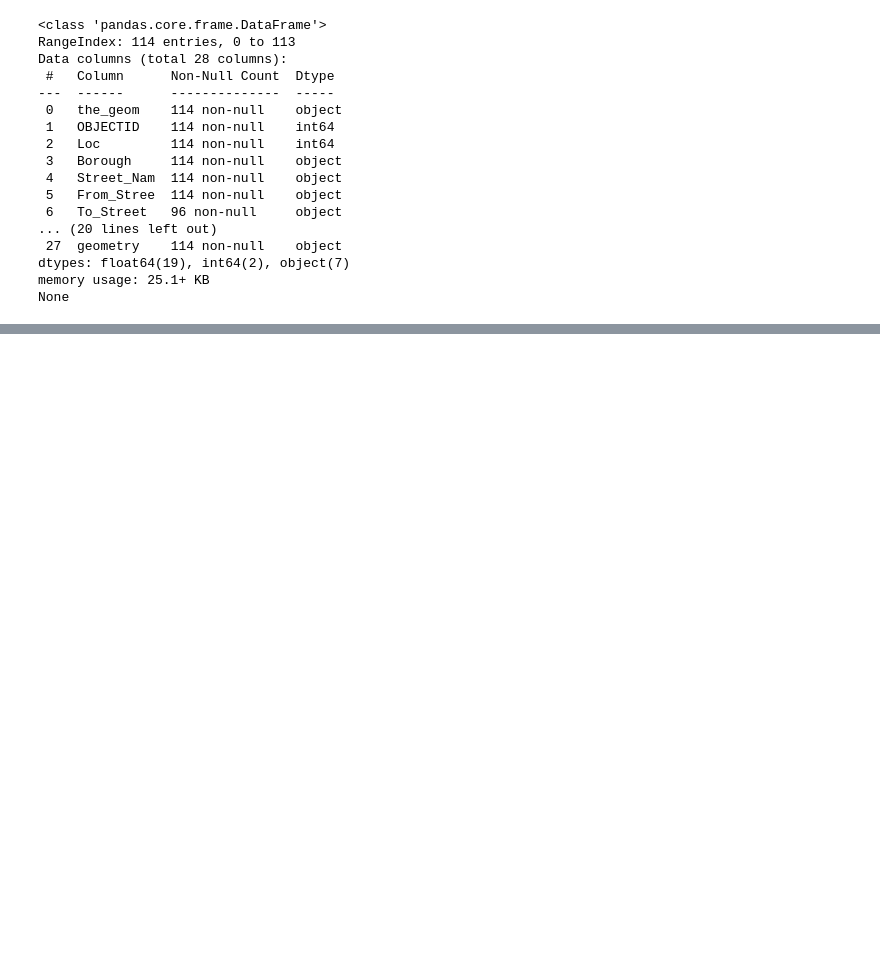
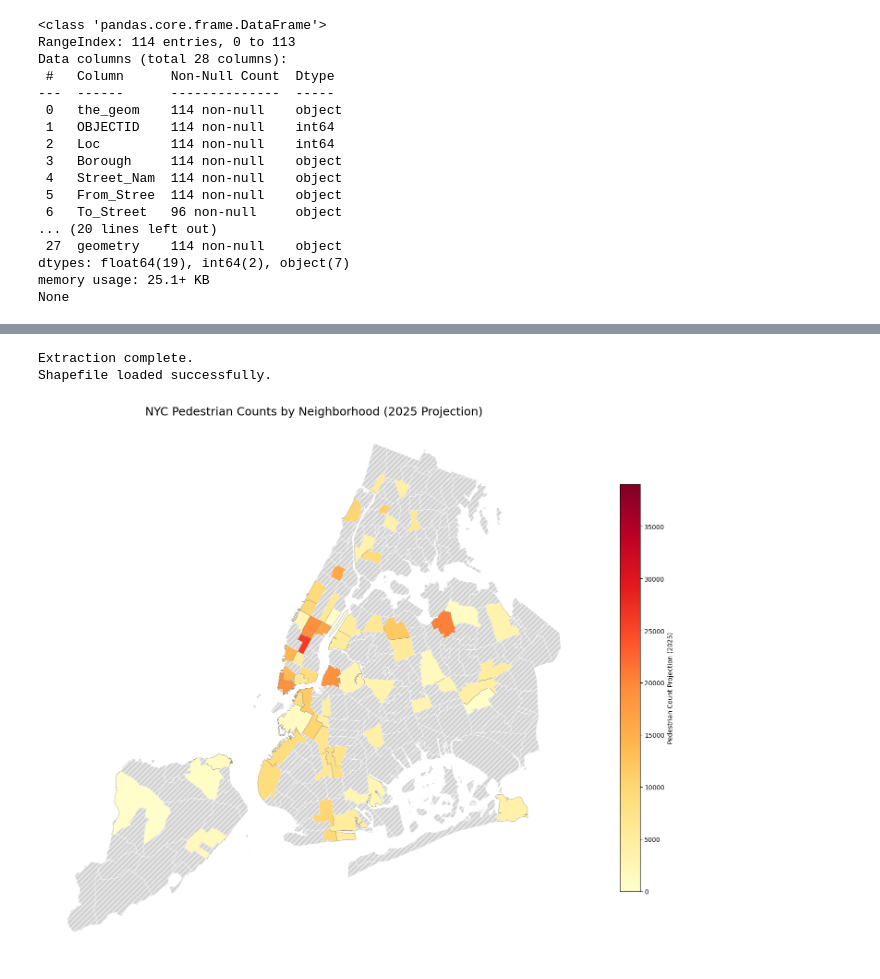
Before and after one commit to DianaAleksieieva/dirt_signal_nyc, a Jupyter notebook: python/Litter_Basket/pedestraindata.ipynb, the cells around one changed output, grey strips where cells are left out. Cells and saved outputs as stored; diff of their text form; code cells hidden in the pictures; blank space fills up the shorter version.

Commit message:
add plot and change CD to NTA2020

```diff
--- a/python/Litter_Basket/pedestraindata.ipynb
+++ b/python/Litter_Basket/pedestraindata.ipynb
@@ -246,2 +253,67 @@ print(f"\nResults saved to: {output_file}")
 
 Results saved to: Pedestrian_Counts_Annual_With_Community_Districts.csv
+# %%
+import pandas as pd
+import geopandas as gpd
+import matplotlib.pyplot as plt
+import zipfile
+import os
+
+zip_file_path = '../nyc311/nynta2020_25d.zip'
+extract_dir = 'nynta2020_25d'
+
+if not os.path.exists(extract_dir):
+    try:
+        with zipfile.ZipFile(zip_file_path, 'r') as zip_ref:
+            zip_ref.extractall(extract_dir)
+        print("Extraction complete.")
+    except FileNotFoundError:
+        print(f"Error: The file '{zip_file_path}' was not found.")
+        exit()
+
+# Define path to the .shp file
+shp_file_path = os.path.join(extract_dir, 'nynta2020_25d', 'nynta2020.shp')
+
+csv_path = 'Pedestrian_Counts_Annual_With_Community_Districts.csv'
+df_counts = pd.read_csv(csv_path)
+df_subset = df_counts[['NTA2020', '2025']].copy()
+df_subset['NTA2020'] = df_subset['NTA2020'].astype(str)
+
+nyc_nta_geo = gpd.read_file(shp_file_path)
+nyc_nta_geo['NTA2020'] = nyc_nta_geo['NTA2020'].astype(str)
+print("Shapefile loaded successfully.")
+
+# Merge the map data with the pedestrian count data on 'NTA2020'
+nta_merged = nyc_nta_geo.merge(df_subset, on='NTA2020', how='left')
+
+fig, ax = plt.subplots(1, 1, figsize=(15, 15))
+
+nta_merged.plot(
+    column='2025',          # Data column to visualize
+    cmap='YlOrRd',          # Color map (Yellow-Orange-Red)
+    linewidth=0.5,
+    ax=ax,
+    edgecolor='0.6',
+    legend=True,
+    legend_kwds={
+        'label': "Pedestrian Count Projection (2025)",
+        'shrink': 0.6
+    },
+    missing_kwds={          # Style for areas with no data
+        "color": "lightgrey",
+        "edgecolor": "white",
+        "hatch": "///",
+        "label": "No Data"
+    }
+)
+
+# Add title and cleanup
+ax.set_title('NYC Pedestrian Counts by Neighborhood (2025 Projection)', fontsize=18)
+ax.set_axis_off()
+
+plt.tight_layout()
+plt.show()
+# %% [output]
+Extraction complete.
+Shapefile loaded successfully.
+[figure, added]
```
Also changed, not shown: parts of 5 cells of this notebook, 1 other file.
